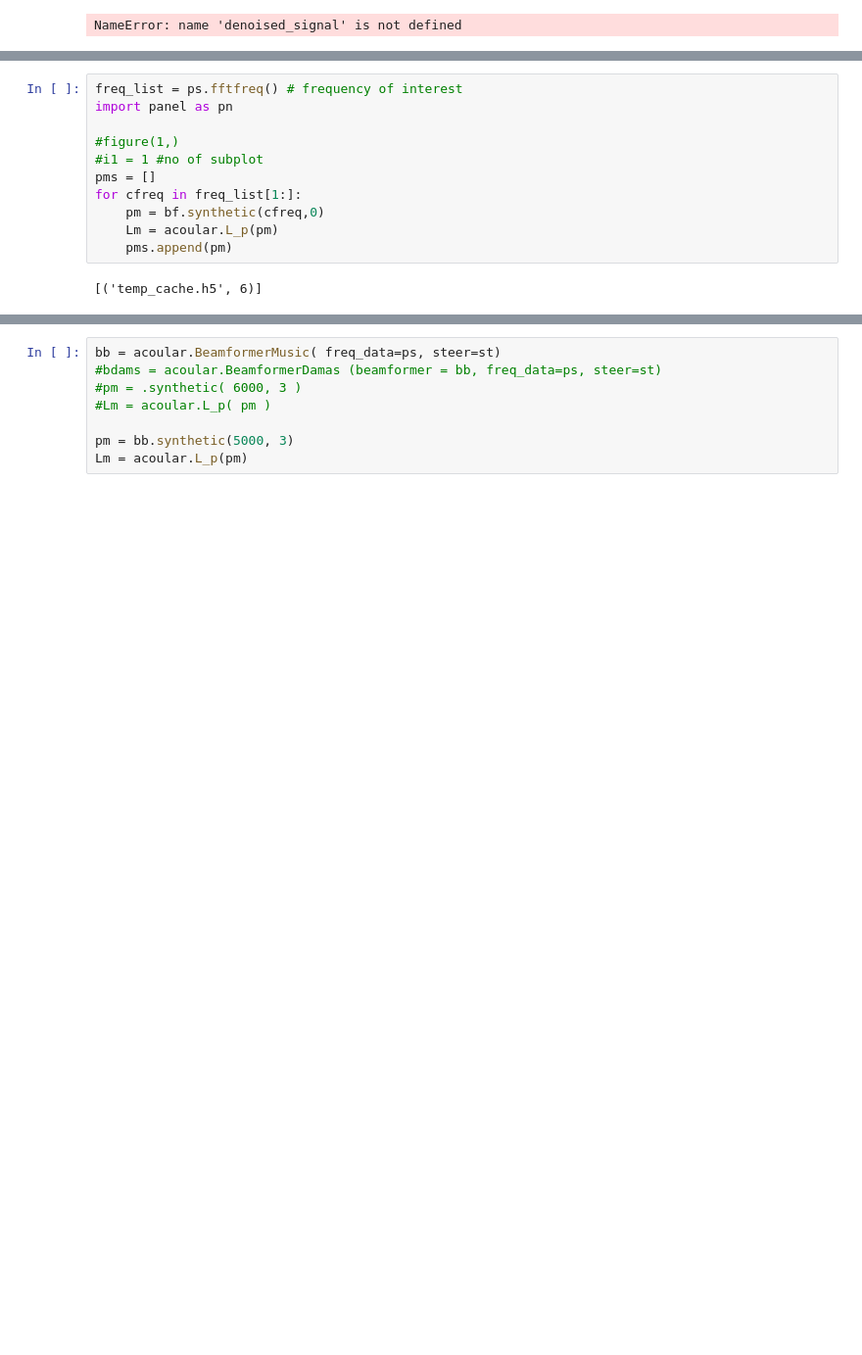
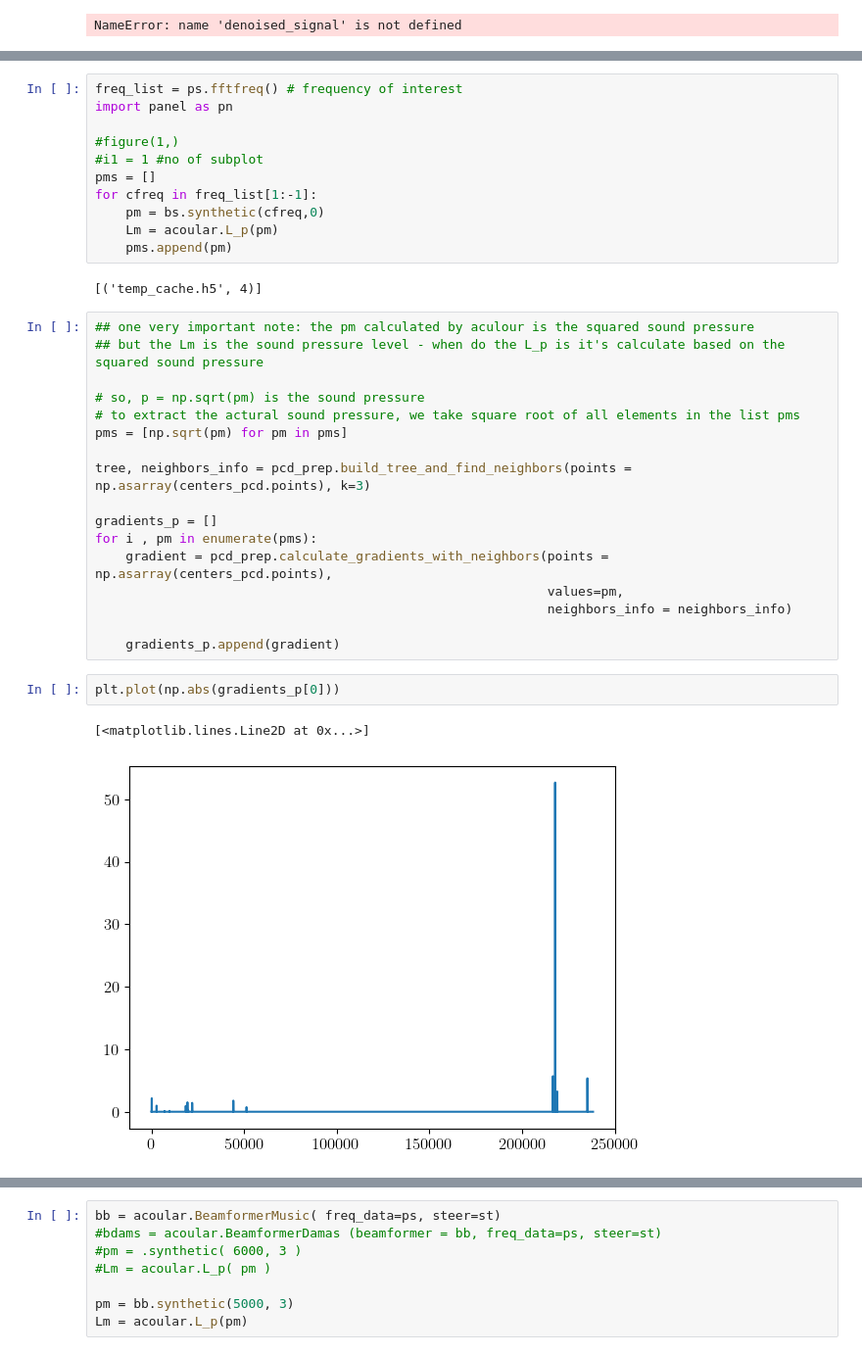
Before and after one commit to 1ieng2en/3d_beamforming, a Jupyter notebook: 3dbf_app_simulation.ipynb, the cells around one changed output, grey strips where cells are left out. Shown at 98% size. Saved outputs shown, nothing was run; the diff lists cells and outputs as text; blank space fills up the shorter version.

```diff
--- a/3dbf_app_simulation.ipynb
+++ b/3dbf_app_simulation.ipynb
@@ -470,10 +660,32 @@ import panel as pn
 #figure(1,)
 #i1 = 1 #no of subplot
 pms = []
-for cfreq in freq_list[1:]:
-    pm = bf.synthetic(cfreq,0)
+for cfreq in freq_list[1:-1]:
+    pm = bs.synthetic(cfreq,0)
     Lm = acoular.L_p(pm)
     pms.append(pm)
 # %% [output]
-[('temp_cache.h5', 6)]
+[('temp_cache.h5', 4)]
+# %%
+## one very important note: the pm calculated by aculour is the squared sound pressure
+## but the Lm is the sound pressure level - when do the L_p is it's calculate based on the squared sound pressure
+
+# so, p = np.sqrt(pm) is the sound pressure
+# to extract the actural sound pressure, we take square root of all elements in the list pms
+pms = [np.sqrt(pm) for pm in pms]
+
+tree, neighbors_info = pcd_prep.build_tree_and_find_neighbors(points = np.asarray(centers_pcd.points), k=3)
+
+gradients_p = []
+for i , pm in enumerate(pms):
+    gradient = pcd_prep.calculate_gradients_with_neighbors(points = np.asarray(centers_pcd.points),
+                                                           values=pm,
+                                                           neighbors_info = neighbors_info)
+
+    gradients_p.append(gradient)
+# %%
+plt.plot(np.abs(gradients_p[0]))
+# %% [output]
+[<matplotlib.lines.Line2D at 0x...>]
+[figure, added]
 # %%
```
Also changed, not shown: parts of 41 cells of this notebook, 16 other files.
